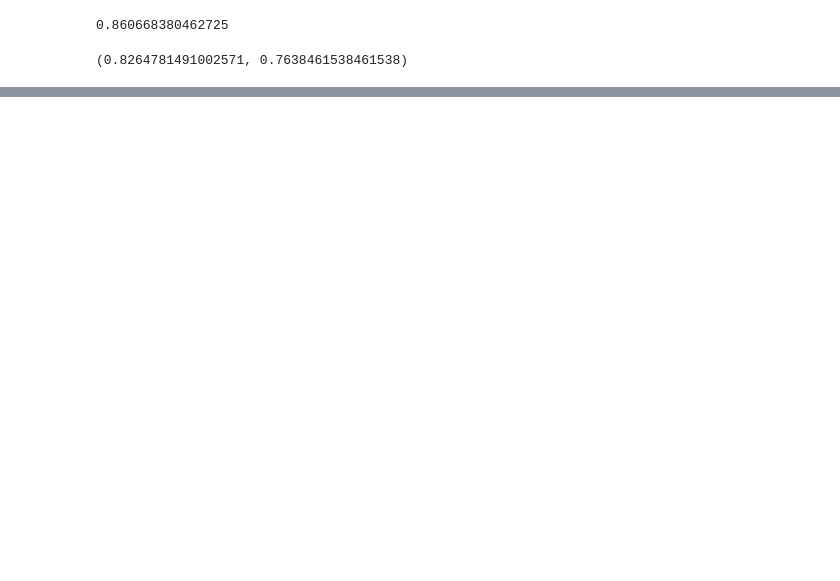
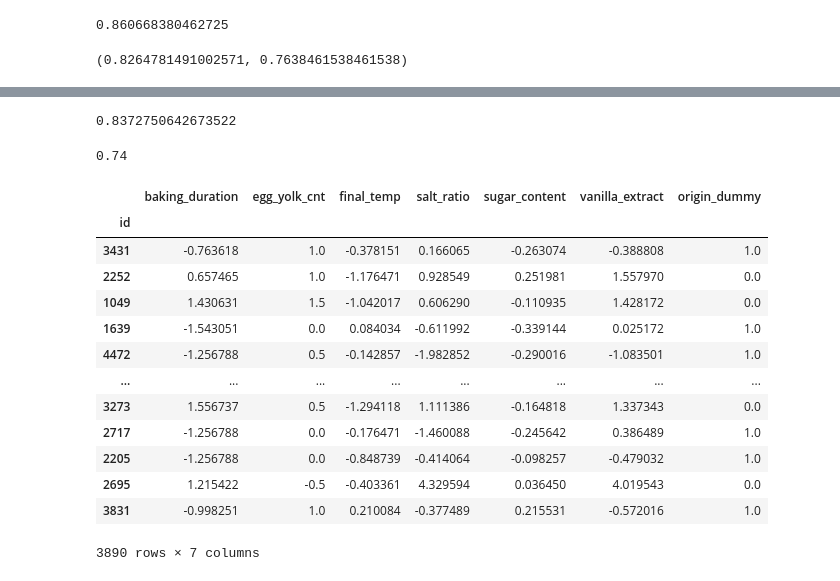
Before and after one commit to durak-dev/MachineLearning-Project, a Jupyter notebook: Model_Selection.ipynb, the cells around one changed output, grey strips where cells are left out. Drawn from its saved outputs; the diff is of its cells as text; code cells hidden in the pictures; blank space fills up the shorter version.

Commit message:
added my own Neural Network called Trinity.py

```diff
--- a/Model_Selection.ipynb
+++ b/Model_Selection.ipynb
@@ -55,9 +51,6 @@ bag.score(X_test, y_test)
 0.7361538461538462
 # %%
 rskf = RepeatedStratifiedKFold(n_splits=10, n_repeats=5, random_state=42)
-# %%
-X =
-y = pd.concat([y_train, y_test], axis=0).map({'OK':1,'KO':0})
 # %%
 def return_f1score(model, X, y):
     n_scores = cross_val_score(model, X, y, scoring = 'f1', cv = rskf)
@@ -88,5 +70,0 @@ return_results(models)
-# %%
-lreg = logreg.fit(X_train, y_train)
-lreg.predict(X_train)
-print(lreg.score(X_train, y_train))
-print(lreg.score(X_test, y_test))
@@ -159,5 +130,0 @@ backup = y_df.copy
-# %%
-for col in y_df.columns:
-    print(y_df[col])
-    y_df[col]=y_df[col].map({'OK':1,'KO':0})
-y_df
@@ -207,0 +363,3 @@ stack.score(X_train, y_train), stack.score(X_test, y_test)
+# %%
+stack_trinity = StackingTrinity([logreg,knn,dtc])
+stack_trinity.train(X_train, y_train)
@@ -207,0 +377,25 @@ stack.score(X_train, y_train), stack.score(X_test, y_test)
+# %%
+stack_trinity.score(X_train, y_train)
+# %% [output]
+0.8372750642673522
+# %%
+stack_trinity.score(X_test, y_test)
+# %% [output]
+0.74
+# %%
+y_train
+# %% [output]
+|  | baking_duration | egg_yolk_cnt | final_temp | salt_ratio | sugar_content | vanilla_extract | origin_dummy |
+| id |  |  |  |  |  |  |  |
+| 3431 | -0.763618 | 1.0 | -0.378151 | 0.166065 | -0.263074 | -0.388808 | 1.0 |
+| 2252 | 0.657465 | 1.0 | -1.176471 | 0.928549 | 0.251981 | 1.557970 | 0.0 |
+| 1049 | 1.430631 | 1.5 | -1.042017 | 0.606290 | -0.110935 | 1.428172 | 0.0 |
+| 1639 | -1.543051 | 0.0 | 0.084034 | -0.611992 | -0.339144 | 0.025172 | 1.0 |
+| 4472 | -1.256788 | 0.5 | -0.142857 | -1.982852 | -0.290016 | -1.083501 | 1.0 |
+| ... | ... | ... | ... | ... | ... | ... | ... |
+| 3273 | 1.556737 | 0.5 | -1.294118 | 1.111386 | -0.164818 | 1.337343 | 0.0 |
+| 2717 | -1.256788 | 0.0 | -0.176471 | -1.460088 | -0.245642 | 0.386489 | 1.0 |
+| 2205 | -1.256788 | 0.0 | -0.848739 | -0.414064 | -0.098257 | -0.479032 | 1.0 |
+| 2695 | 1.215422 | -0.5 | -0.403361 | 4.329594 | 0.036450 | 4.019543 | 0.0 |
+| 3831 | -0.998251 | 1.0 | 0.210084 | -0.377489 | 0.215531 | -0.572016 | 1.0 |
+3890 rows × 7 columns
```
Also changed, not shown: parts of 19 cells of this notebook, 2 other files.
